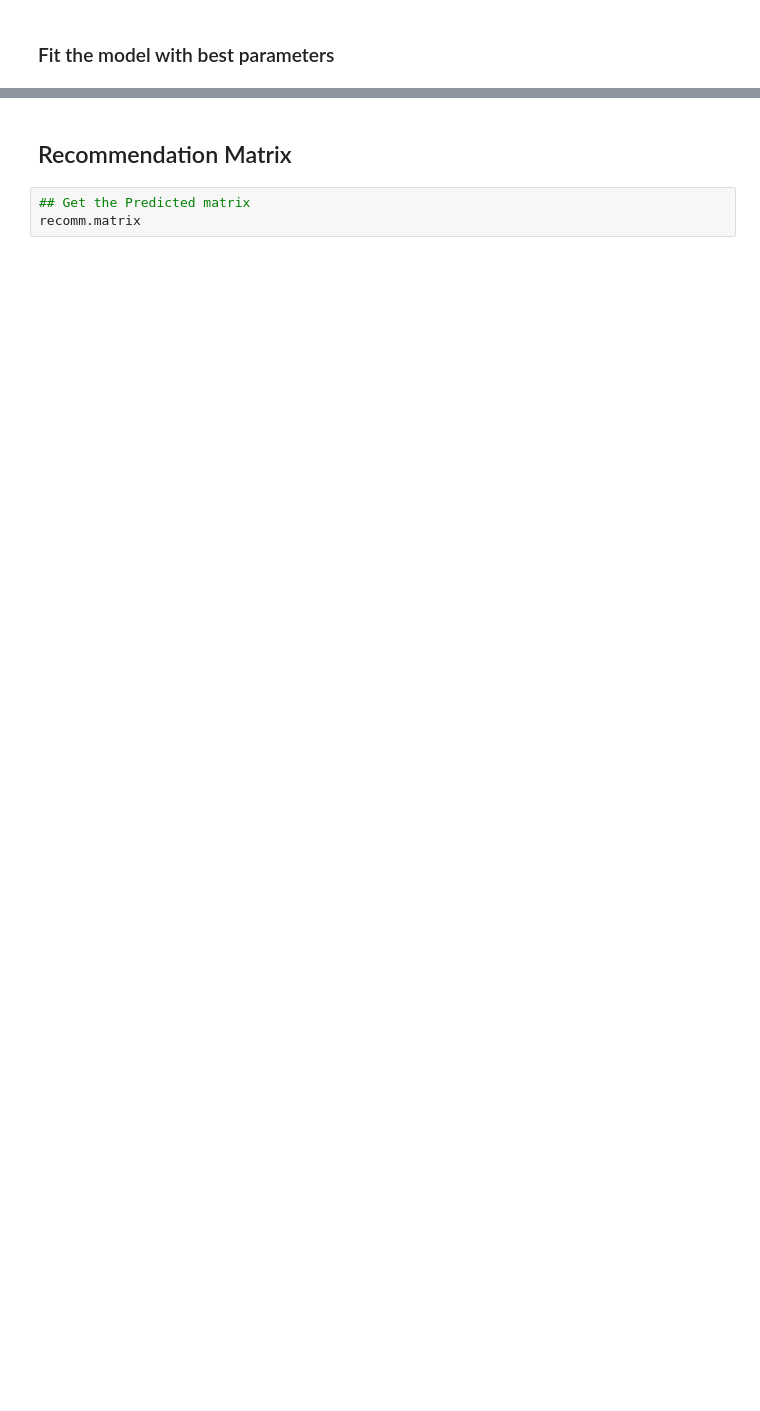
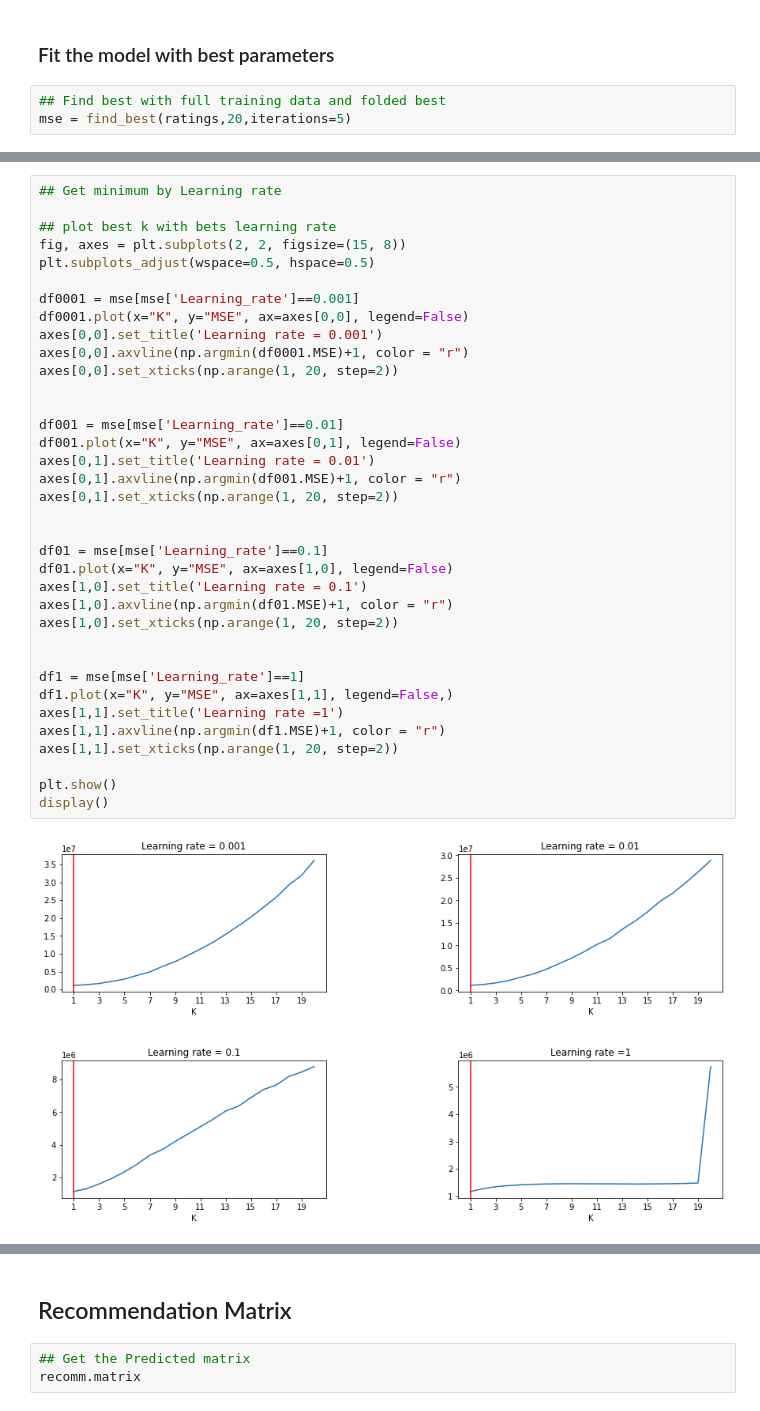
Before and after one commit to carlosgeovany/MachineLearning, a Jupyter notebook: RecommenderSystem.ipynb, the cells around one changed output, grey strips where cells are left out. Drawn from its saved outputs; the diff is of its cells as text; blank space fills up the shorter version.

```diff
--- a/RecommenderSystem.ipynb
+++ b/RecommenderSystem.ipynb
@@ -517,2 +474,5 @@ plt.show()
 # %% [markdown]
 ### Fit the model with best parameters
+# %%
+## Find best with full training data and folded best
+mse = find_best(ratings,20,iterations=5)
@@ -519,3 +481,41 @@ plt.show()
+# %%
+## Get minimum by Learning rate
+
+## plot best k with bets learning rate
+fig, axes = plt.subplots(2, 2, figsize=(15, 8))
+plt.subplots_adjust(wspace=0.5, hspace=0.5)
+
+df0001 = mse[mse['Learning_rate']==0.001]
+df0001.plot(x="K", y="MSE", ax=axes[0,0], legend=False)
+axes[0,0].set_title('Learning rate = 0.001')
+axes[0,0].axvline(np.argmin(df0001.MSE)+1, color = "r")
+axes[0,0].set_xticks(np.arange(1, 20, step=2))
+
+
+df001 = mse[mse['Learning_rate']==0.01]
+df001.plot(x="K", y="MSE", ax=axes[0,1], legend=False)
+axes[0,1].set_title('Learning rate = 0.01')
+axes[0,1].axvline(np.argmin(df001.MSE)+1, color = "r")
+axes[0,1].set_xticks(np.arange(1, 20, step=2))
+
+
+df01 = mse[mse['Learning_rate']==0.1]
+df01.plot(x="K", y="MSE", ax=axes[1,0], legend=False)
+axes[1,0].set_title('Learning rate = 0.1')
+axes[1,0].axvline(np.argmin(df01.MSE)+1, color = "r")
+axes[1,0].set_xticks(np.arange(1, 20, step=2))
+
+
+df1 = mse[mse['Learning_rate']==1]
+df1.plot(x="K", y="MSE", ax=axes[1,1], legend=False,)
+axes[1,1].set_title('Learning rate =1')
+axes[1,1].axvline(np.argmin(df1.MSE)+1, color = "r")
+axes[1,1].set_xticks(np.arange(1, 20, step=2))
+
+plt.show()
+display()
+# %% [output]
+[figure, added]
 # %%
 ## Best matrix with best k
 K = 3
```
Also changed, not shown: parts of 26 cells of this notebook, 1 other file.
